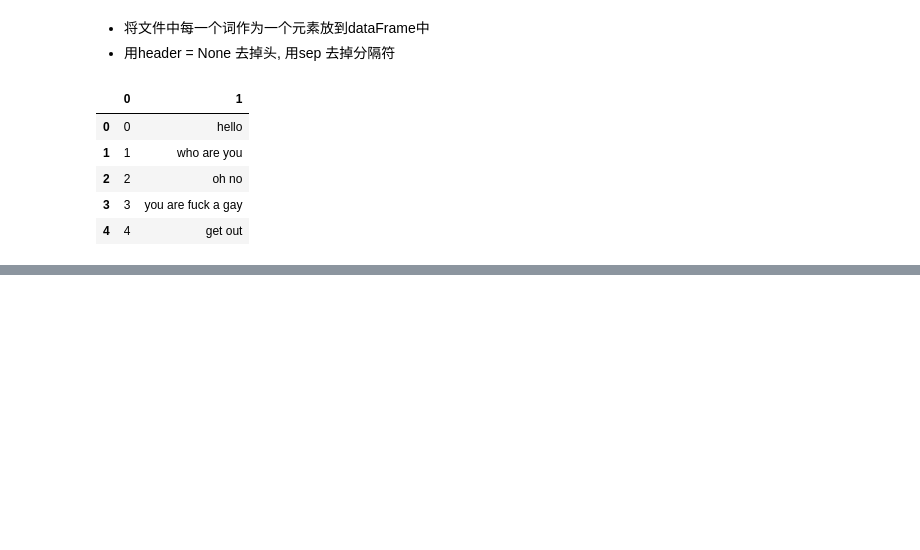
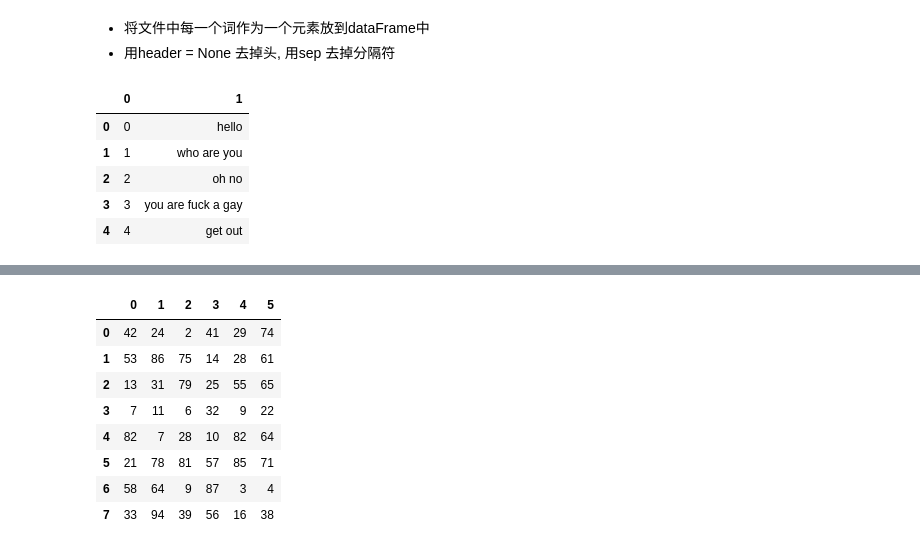
Before and after one commit to Dougzl/AI, a Jupyter notebook: 03.python数据特征分享和展示/class01.ipynb, the cells around one changed output, grey strips where cells are left out. Cells and saved outputs as stored; diff of their text form; code cells hidden in the pictures; blank space fills up the shorter version.

```diff
--- a/03.python数据特征分享和展示/class01.ipynb
+++ b/03.python数据特征分享和展示/class01.ipynb
@@ -206,0 +332,13 @@ pd.read_csv('./file/f.txt', header=None, sep=',')
+# %%
+df = DataFrame(data = np.random.randint(0, 100, size=(8,6)))
+df
+# %% [output]
+|  | 0 | 1 | 2 | 3 | 4 | 5 |
+| 0 | 42 | 24 | 2 | 41 | 29 | 74 |
+| 1 | 53 | 86 | 75 | 14 | 28 | 61 |
+| 2 | 13 | 31 | 79 | 25 | 55 | 65 |
+| 3 | 7 | 11 | 6 | 32 | 9 | 22 |
+| 4 | 82 | 7 | 28 | 10 | 82 | 64 |
+| 5 | 21 | 78 | 81 | 57 | 85 | 71 |
+| 6 | 58 | 64 | 9 | 87 | 3 | 4 |
+| 7 | 33 | 94 | 39 | 56 | 16 | 38 |
```
Also changed, not shown: parts of 38 cells of this notebook, 3 other files.
